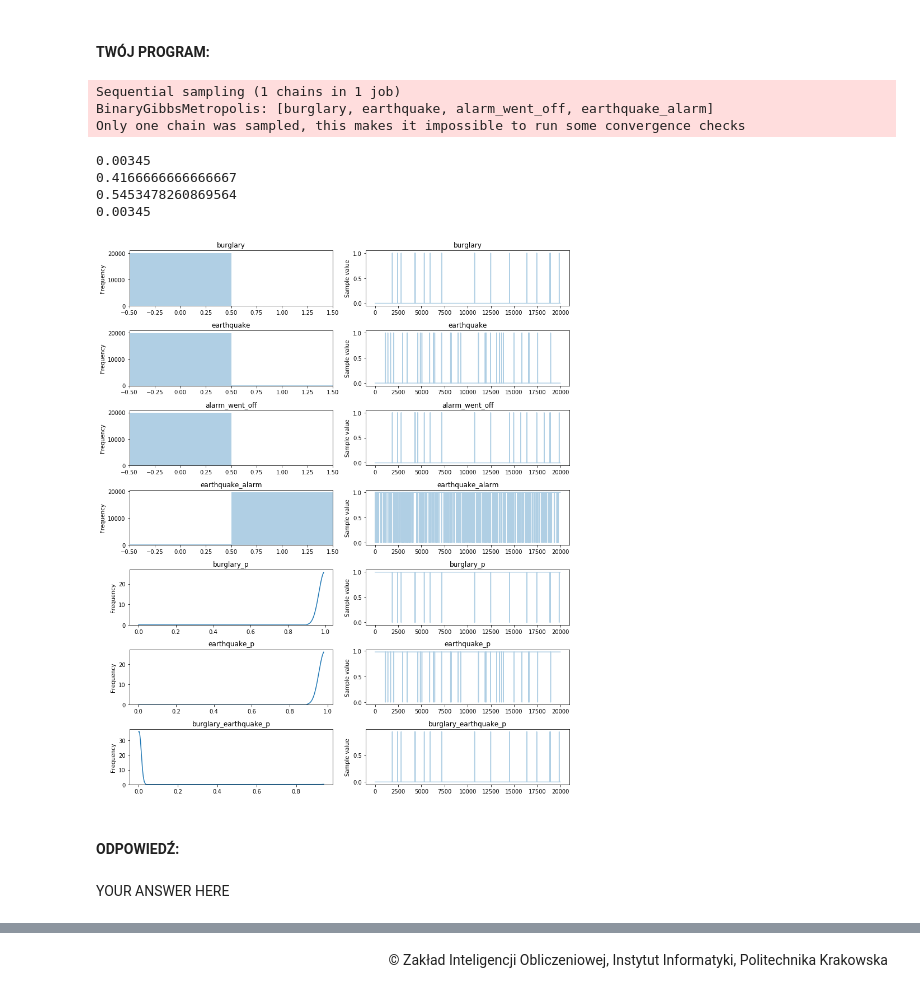
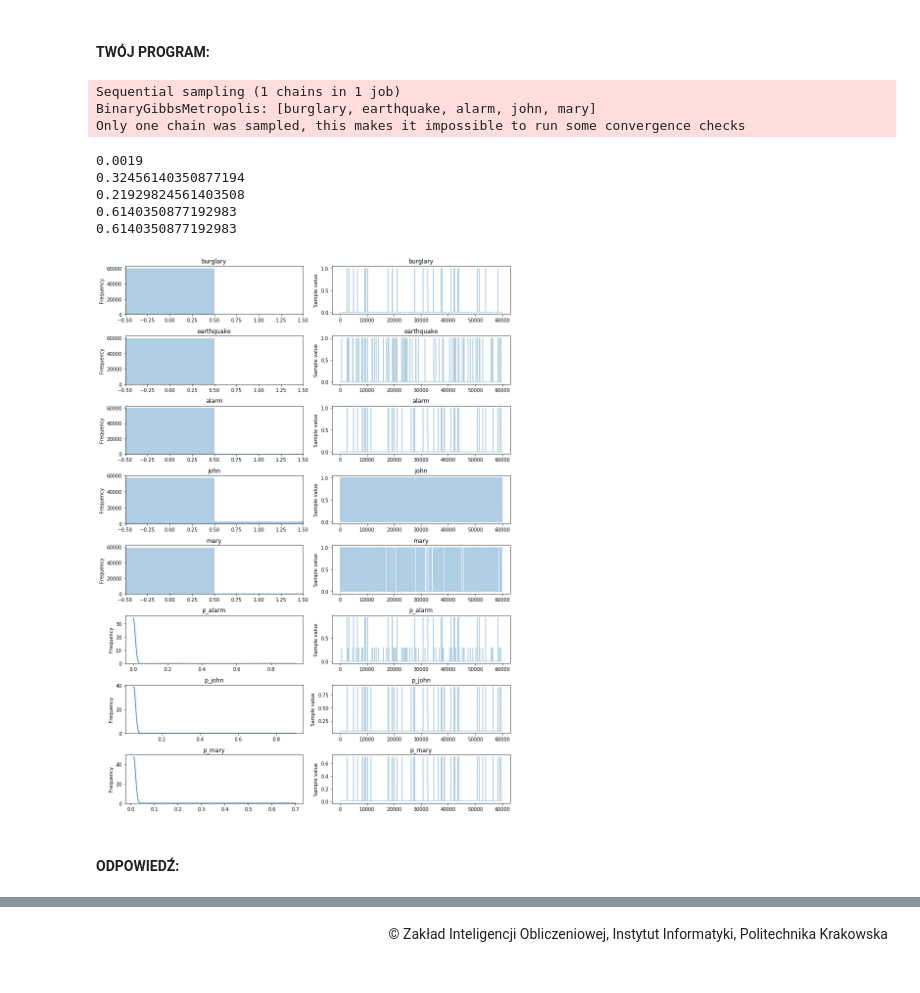
Before and after one commit to fcin/WDSI, a Jupyter notebook: Exercise 3/131734_Cinik_Filip_Bayess_Lab_1.ipynb, the cells around one changed output, grey strips where cells are left out. Cells and saved outputs as stored; diff of their text form; code cells hidden in the pictures.

```diff
--- a/Exercise 3/131734_Cinik_Filip_Bayess_Lab_1.ipynb
+++ b/Exercise 3/131734_Cinik_Filip_Bayess_Lab_1.ipynb
@@ -453,45 +453,41 @@ __Jakie jest prawdopodobieństwo, że:__
 3. rozległ się alarm, przy czym nie wystąpiło ani trzęsienie ziemi ani włamanie, ale oboje John i Mary zadzwonili? (prawd. bezwarunkowe)
 # %% [markdown]
 #### TWÓJ PROGRAM:
-# %%
-import pymc3 as pm
-import numpy as np
-
-with pm.Model() as model2:
-    burglary = pm.Bernoulli('burglary', 0.001)
-    burglary_p = pm.Deterministic('burglary_p', pm.math.switch(burglary, 0.001, 0.99))
-    earthquake = pm.Bernoulli('earthquake', 0.002)
-    earthquake_p = pm.Deterministic('earthquake_p', pm.math.switch(earthquake, 0.002, 0.98))
-    burglary_earthquake_p = pm.Deterministic('burglary_earthquake_p',
-                                             pm.math.switch(burglary,
-                                                            pm.math.switch(earthquake, 0.95, 0.94),
-                                                            pm.math.switch(burglary, 0.29, 0.001)))
-    alarm_went_off = pm.Bernoulli('alarm_went_off', burglary_earthquake_p)
-    earthquake_alarm = pm.Bernoulli('earthquake_alarm', earthquake_p)
-    burglary_phonecall
-
-    trace = pm.sample(20000, chains=1)
-
-pm.traceplot(trace)
-
-print(trace["alarm_went_off"].sum() / len(trace["alarm_went_off"]))
-
-prob = (trace['burglary_p']*trace['alarm_went_off']).sum()/trace['alarm_went_off'].sum()
-print(prob)
-prob2 = (trace['burglary_earthquake_p']*trace['alarm_went_off']).sum()/trace['alarm_went_off'].sum()
-print(prob2)
-
-print((trace["earthquake_alarm"] * trace["alarm_went_off"]).sum() / len(trace["alarm_went_off"]))
-# %% [output]
-Sequential sampling (1 chains in 1 job)
-BinaryGibbsMetropolis: [burglary, earthquake, alarm_went_off, earthquake_alarm]
-Only one chain was sampled, this makes it impossible to run some convergence checks
-0.00345
-0.4166666666666667
-0.5453478260869564
-0.00345
-[figure, removed]
+# %%
+import pymc3 as pm
+import numpy as np
+
+with pm.Model() as model2:
+    burglary = pm.Bernoulli('burglary', 0.001)
+    earthquake = pm.Bernoulli('earthquake', 0.002)
+
+    p_alarm = pm.Deterministic('p_alarm', pm.math.switch(burglary, pm.math.switch(earthquake, 0.95, 0.94), pm.math.switch(earthquake, 0.29, 0.001)))
+    alarm = pm.Bernoulli('alarm', p_alarm)
+
+    p_john = pm.Deterministic('p_john', pm.math.switch(alarm, 0.9, 0.05))
+    john = pm.Bernoulli('john', p_john)
+    p_mary = pm.Deterministic('p_mary', pm.math.switch(alarm, 0.70, 0.01))
+    mary = pm.Bernoulli('mary', p_mary)
+
+
+
+    trace = pm.sample(60000, chains=1)
+
+    print(trace['alarm'].sum() / len(trace['alarm']))
+    print((trace['alarm'] * trace['burglary']).sum() / trace['alarm'].sum())
+    print((trace['alarm'] * trace['earthquake']).sum() / trace['alarm'].sum())
+    print((trace['alarm'] * trace['john']* trace['mary']).sum() / trace['alarm'].sum())
+
+    pm.traceplot(trace)
+# %% [output]
+Sequential sampling (1 chains in 1 job)
+BinaryGibbsMetropolis: [burglary, earthquake, alarm, john, mary]
+Only one chain was sampled, this makes it impossible to run some convergence checks
+0.0019
+0.32456140350877194
+0.21929824561403508
+0.6140350877192983
+0.6140350877192983
+[figure, added]
 # %% [markdown]
 #### ODPOWIEDŹ:
-# %% [markdown]
-YOUR ANSWER HERE
```
Also changed, not shown: parts of 2 cells of this notebook, 1 other file.
